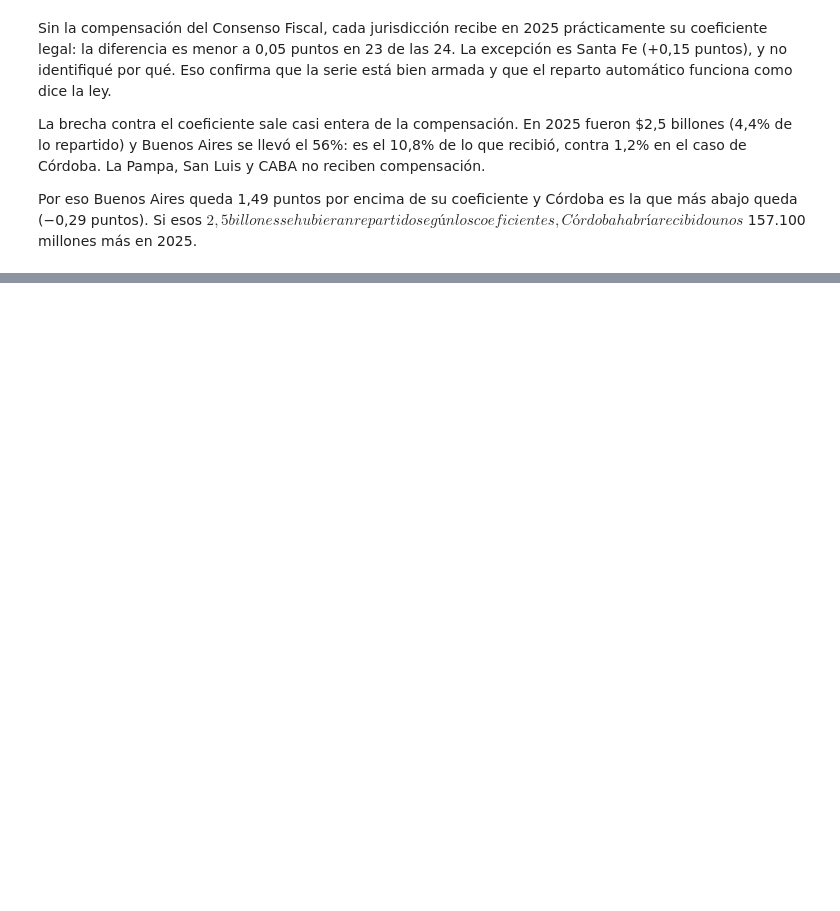
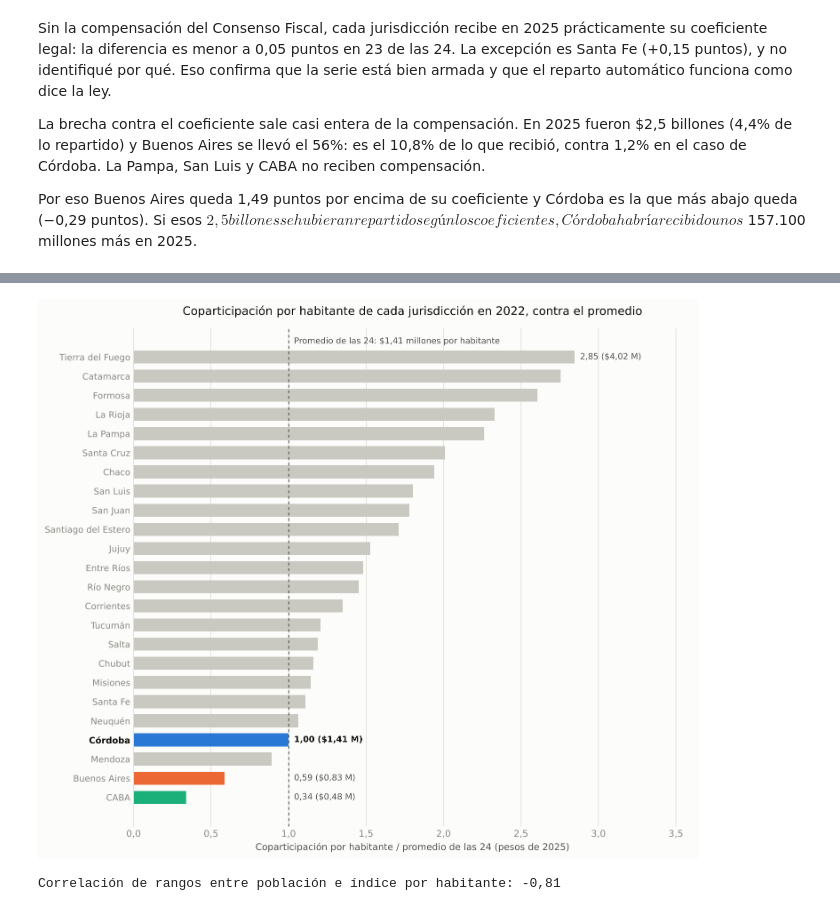
Before and after one commit to llorenzomagnano-sys/analisis-de-la-coparticipacion-federal-con-foco-en-cordoba, a Jupyter notebook: notebooks/05_comparacion_provincias.ipynb, the cells around one changed output, grey strips where cells are left out. Saved outputs shown, nothing was run; the diff lists cells and outputs as text; code cells hidden in the pictures; blank space fills up the shorter version.

```diff
--- a/notebooks/05_comparacion_provincias.ipynb
+++ b/notebooks/05_comparacion_provincias.ipynb
@@ -322,0 +333,66 @@ coeficientes, Córdoba habría recibido unos $157.100 millones más en 2025.
+# %%
+per_capita = comparativo.sort_values("indice_per_capita_2022")
+promedio_pesos = (
+    (per_capita["per_capita_2022_pesos_2025"] * per_capita["poblacion_2022"]).sum()
+    / per_capita["poblacion_2022"].sum()
+)
+
+colores = [
+    COLOR_CORDOBA if p == "Córdoba" else COLOR_CABA if p == "CABA" else
+    COLOR_BUENOS_AIRES if p == "Buenos Aires" else COLOR_RESTO
+    for p in per_capita.index
+]
+
+fig, ax = plt.subplots(figsize=(10, 8.5), dpi=150)
+ax.barh(per_capita.index, per_capita["indice_per_capita_2022"], color=colores, height=0.68)
+ax.axvline(1, color=INK_SECONDARY, linewidth=1, linestyle=(0, (3, 3)))
+ax.annotate(
+    f"Promedio de las 24: ${ar(promedio_pesos / 1e6)} millones por habitante",
+    (1, len(per_capita) - 0.4), xytext=(6, 0), textcoords="offset points",
+    ha="left", va="bottom", fontsize=9, color=INK_SECONDARY,
+)
+
+etiquetar = {"Córdoba", "CABA", "Buenos Aires", per_capita.index[-1]}
+for i, (provincia, fila) in enumerate(per_capita.iterrows()):
+    if provincia in etiquetar:
+        x = max(fila["indice_per_capita_2022"], 1)
+        ax.annotate(
+            f"{ar(fila['indice_per_capita_2022'])} (${ar(fila['per_capita_2022_pesos_2025'] / 1e6)} M)",
+            (x, i), xytext=(6, 0), textcoords="offset points", ha="left", va="center",
+            fontsize=9, color=INK_PRIMARY if provincia == "Córdoba" else INK_SECONDARY,
+            fontweight="bold" if provincia == "Córdoba" else "normal",
+        )
+
+for etiqueta in ax.get_yticklabels():
+    if etiqueta.get_text() == "Córdoba":
+        etiqueta.set_fontweight("bold")
+        etiqueta.set_color(INK_PRIMARY)
+
+ax.set_title(
+    "Coparticipación por habitante de cada jurisdicción en 2022, contra el promedio",
+    fontsize=12.5, color=INK_PRIMARY, pad=14,
+)
+ax.set_xlabel("Coparticipación por habitante / promedio de las 24 (pesos de 2025)", fontsize=10)
+ax.set_xlim(0, 3.6)
+ax.xaxis.set_major_locator(mticker.MultipleLocator(0.5))
+ax.xaxis.set_major_formatter(mticker.FuncFormatter(lambda x, _: ar(x, 1)))
+ax.grid(axis="x", color=GRID_COLOR, linewidth=0.8)
+ax.set_axisbelow(True)
+for spine in ["top", "right", "bottom"]:
+    ax.spines[spine].set_visible(False)
+ax.spines["left"].set_color(GRID_COLOR)
+ax.tick_params(axis="both", length=0)
+ax.tick_params(axis="y", labelsize=9.5)
+
+fig.tight_layout()
+fig.savefig(FIGURES_DIR / "provincias_per_capita_2022.png", dpi=300, facecolor=SURFACE)
+plt.show()
+
+correlacion = comparativo[["poblacion_2022", "indice_per_capita_2022"]].corr(method="spearman").iloc[0, 1]
+print(f"Correlación de rangos entre población e índice por habitante: {ar(correlacion)}")
+tabla_pc = per_capita[["poblacion_2022", "per_capita_2022_pesos_2025", "indice_per_capita_2022"]].copy()
+tabla_pc["per_capita_2022_pesos_2025"] = (tabla_pc["per_capita_2022_pesos_2025"] / 1e6).round(2)
+tabla_pc.rename(columns={"per_capita_2022_pesos_2025": "millones_por_habitante_pesos_2025"}).round(2)
+# %% [output]
+[figure, added]
+Correlación de rangos entre población e índice por habitante: -0,81
```
Also changed, not shown: parts of 5 cells of this notebook, 11 other files.
